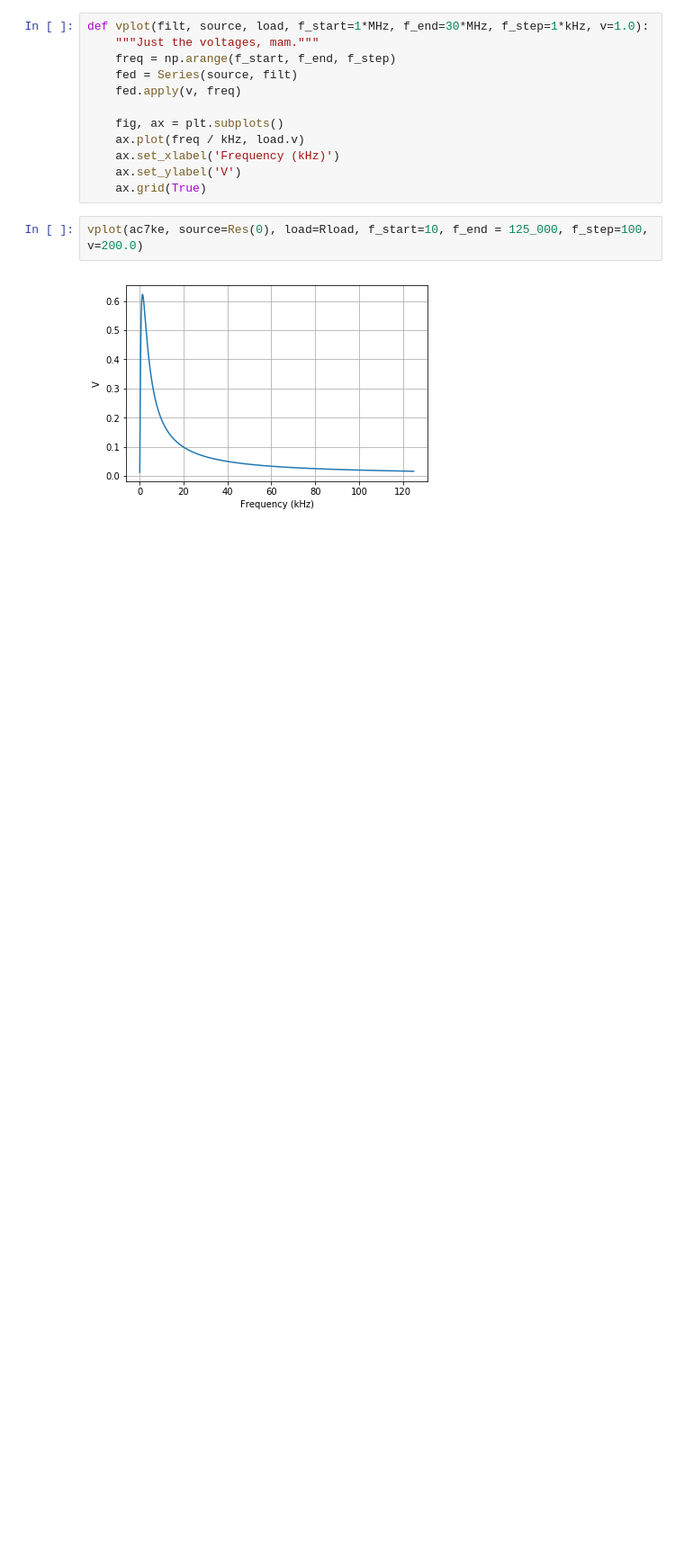
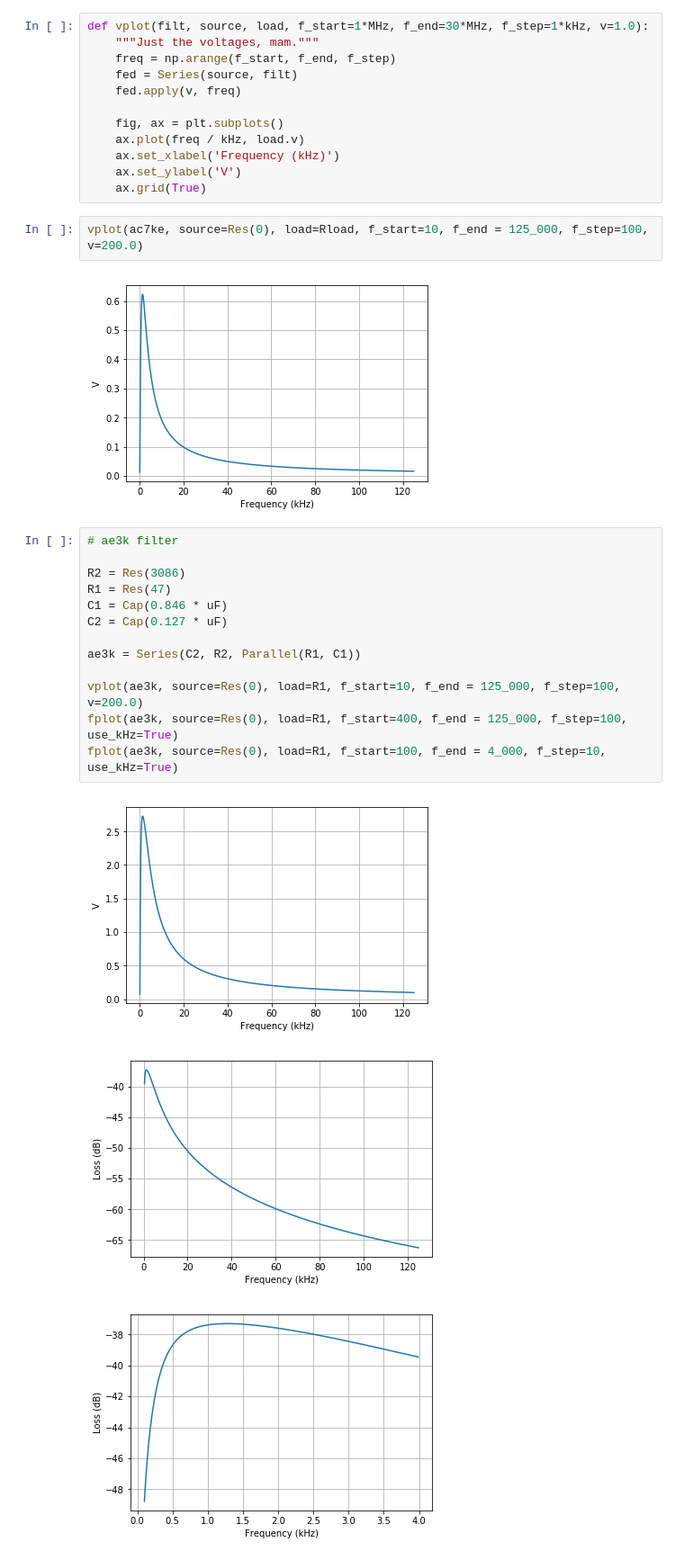
Before and after one commit to ttdoucet/impedance, a Jupyter notebook: impedance.ipynb, the cells around one changed output. Shown: that part at 90% size. Drawn from its saved outputs; the diff is of its cells as text; blank space fills up the shorter version.

Commit message:
Playing around with another filter.

```diff
--- a/impedance.ipynb
+++ b/impedance.ipynb
@@ -349,3 +353,20 @@ def vplot(filt, source, load, f_start=1*MHz, f_end=30*MHz, f_step=1*kHz, v=1.0):
 vplot(ac7ke, source=Res(0), load=Rload, f_start=10, f_end = 125_000, f_step=100, v=200.0)
 # %% [output]
 [figure]
+# %%
+# ae3k filter
+
+R2 = Res(3086)
+R1 = Res(47)
+C1 = Cap(0.846 * uF)
+C2 = Cap(0.127 * uF)
+
+ae3k = Series(C2, R2, Parallel(R1, C1))
+
+vplot(ae3k, source=Res(0), load=R1, f_start=10, f_end = 125_000, f_step=100, v=200.0)
+fplot(ae3k, source=Res(0), load=R1, f_start=400, f_end = 125_000, f_step=100, use_kHz=True)
+fplot(ae3k, source=Res(0), load=R1, f_start=100, f_end = 4_000, f_step=10, use_kHz=True)
+# %% [output]
+[figure, added]
+[figure, added]
+[figure, added]
```
Also changed, not shown: parts of 2 cells of this notebook.
